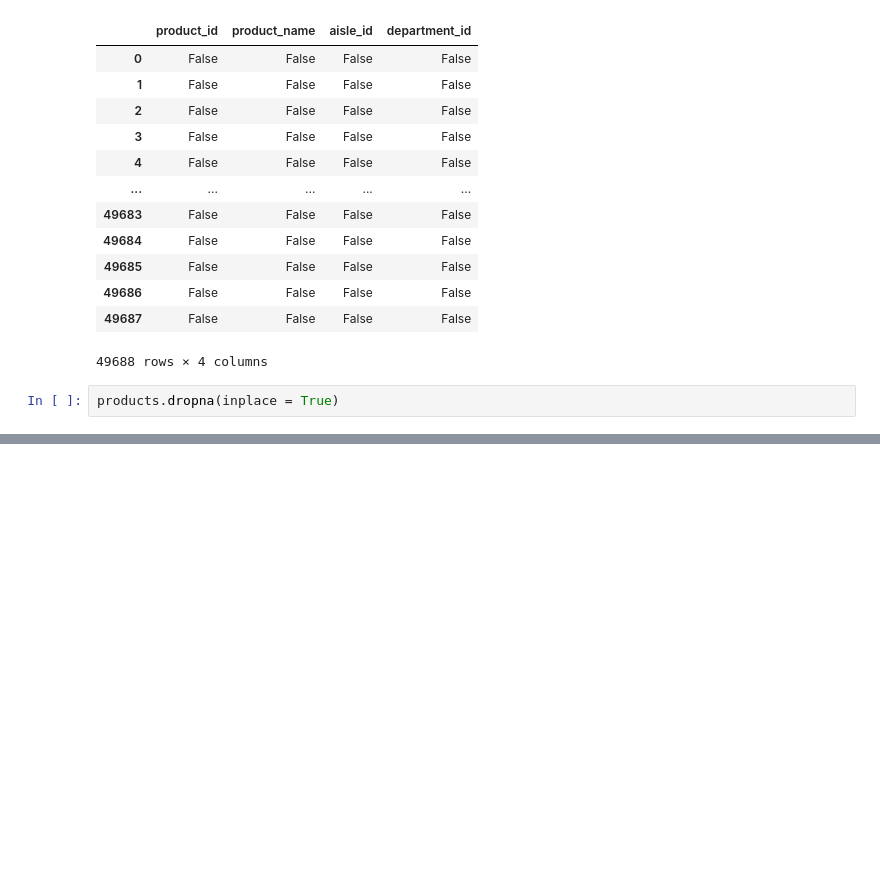
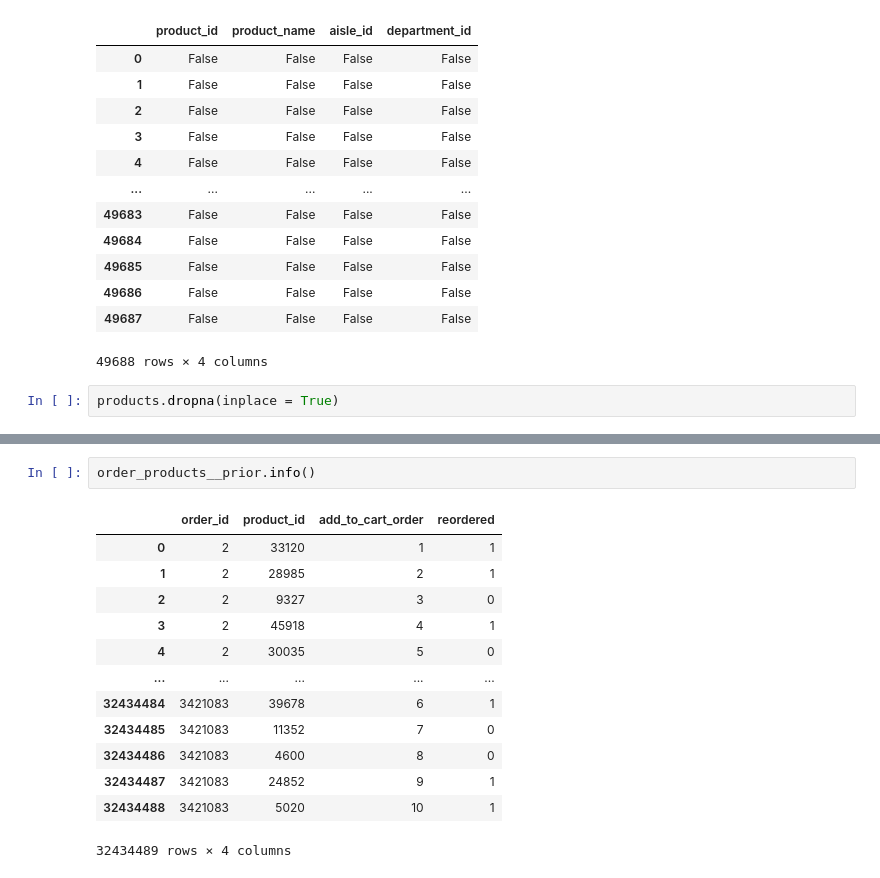
Before and after one commit to kithulovali/instacart-eda, a Jupyter notebook: notebooks/instacart-eda.ipynb, the cells around one changed output, grey strips where cells are left out. Saved outputs shown, nothing was run; the diff lists cells and outputs as text; blank space fills up the shorter version.

```diff
--- a/notebooks/instacart-eda.ipynb
+++ b/notebooks/instacart-eda.ipynb
@@ -207,0 +234,16 @@ products.tail(10)
+# %%
+order_products__prior.info()
+# %% [output]
+|  | order_id | product_id | add_to_cart_order | reordered |
+| 0 | 2 | 33120 | 1 | 1 |
+| 1 | 2 | 28985 | 2 | 1 |
+| 2 | 2 | 9327 | 3 | 0 |
+| 3 | 2 | 45918 | 4 | 1 |
+| 4 | 2 | 30035 | 5 | 0 |
+| ... | ... | ... | ... | ... |
+| 32434484 | 3421083 | 39678 | 6 | 1 |
+| 32434485 | 3421083 | 11352 | 7 | 0 |
+| 32434486 | 3421083 | 4600 | 8 | 0 |
+| 32434487 | 3421083 | 24852 | 9 | 1 |
+| 32434488 | 3421083 | 5020 | 10 | 1 |
+32434489 rows × 4 columns
```
Also changed, not shown: parts of 4 cells of this notebook.
